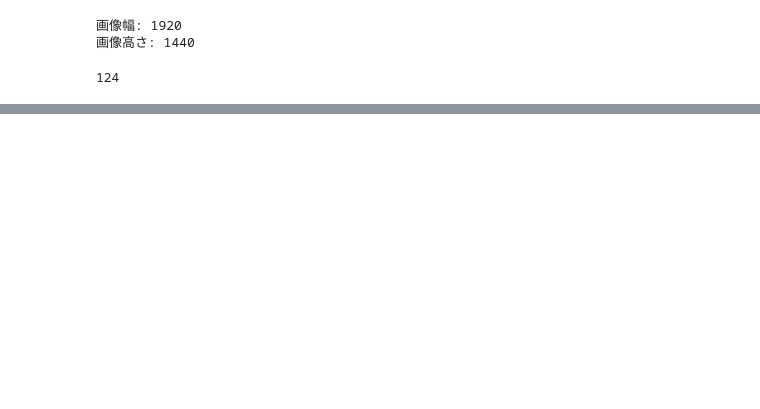
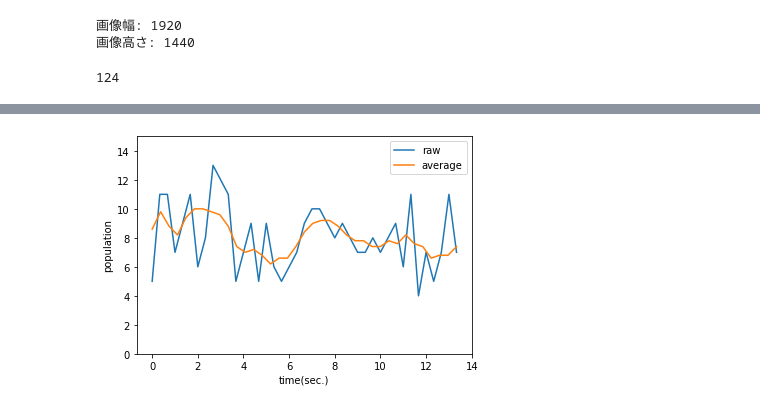
Before and after one commit to yamashun/python-100-knocks, a Jupyter notebook: knock09.ipynb, the cells around one changed output, grey strips where cells are left out. Saved outputs shown, nothing was run; the diff lists cells and outputs as text; code cells hidden in the pictures; blank space fills up the shorter version.

```diff
--- a/knock09.ipynb
+++ b/knock09.ipynb
@@ -32,0 +47,9 @@ cv2.destroyAllWindows()
+# %%
+img = cv2.imread("data/9章/img/img01.jpg")
+gray = cv2.cvtColor(img, cv2.COLOR_BGR2GRAY)
+human, r = hog.detectMultiScale(gray, **hogParams)
+if (len(human) > 0):
+    for (x,y,w,h) in human:
+        cv2.rectangle(img, (x, y), (x + w, y + h), (255,255,255), 3)
+cv2.imshow("img", img)
+cv2.waitKey(0)
@@ -32,0 +61,12 @@ cv2.destroyAllWindows()
+# %%
+img = cv2.imread('data/9章/img/img02.jpg')
+gray = cv2.cvtColor(img, cv2.COLOR_BGR2GRAY)
+face_list = cascade.detectMultiScale(gray, minSize=(50, 50))
+
+for (x, y, w, h) in face_list:
+    color = (0, 0, 255)
+    pen_w = 3
+    cv2.rectangle(img, (x, y), (x+w, y+h), color, thickness = pen_w)
+cv2.imshow("img", img)
+cv2.imwrite("data/9章/tem.jpg", img)
+cv2.waitKey(0)
@@ -32,0 +269,17 @@ cv2.destroyAllWindows()
+# %%
+import numpy as np
+def moving_average(x, y):
+    y_conv = np.convolve(y, np.ones(5)/float(5), mode='valid')
+    x_dat = np.linspace(np.min(x), np.max(x), np.size(y_conv))
+    return x_dat, y_conv
+# %%
+plt.plot(list_df["time"], list_df["people"], label="raw")
+ma_x, ma_y = moving_average(list_df["time"], list_df["people"])
+plt.plot(ma_x,ma_y, label="average")
+plt.xlabel('time(sec.)')
+plt.ylabel('population')
+plt.ylim(0,15)
+plt.legend()
+plt.show()
+# %% [output]
+[figure, added]
```
Also changed, not shown: parts of 16 cells of this notebook.
